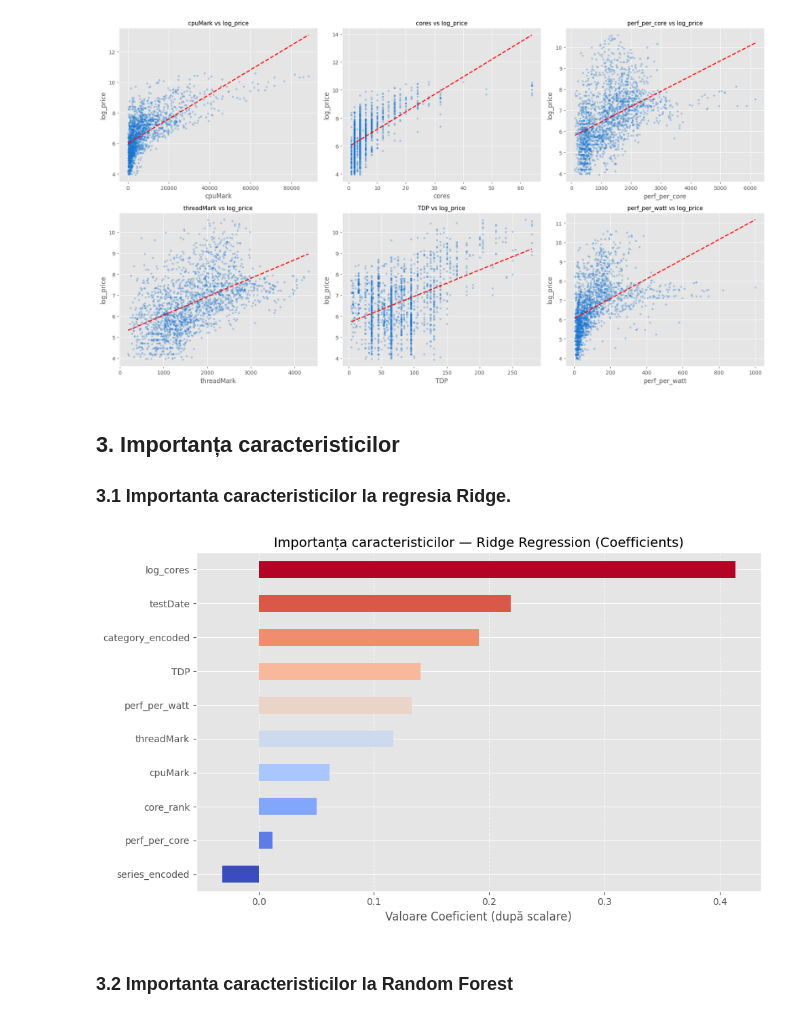
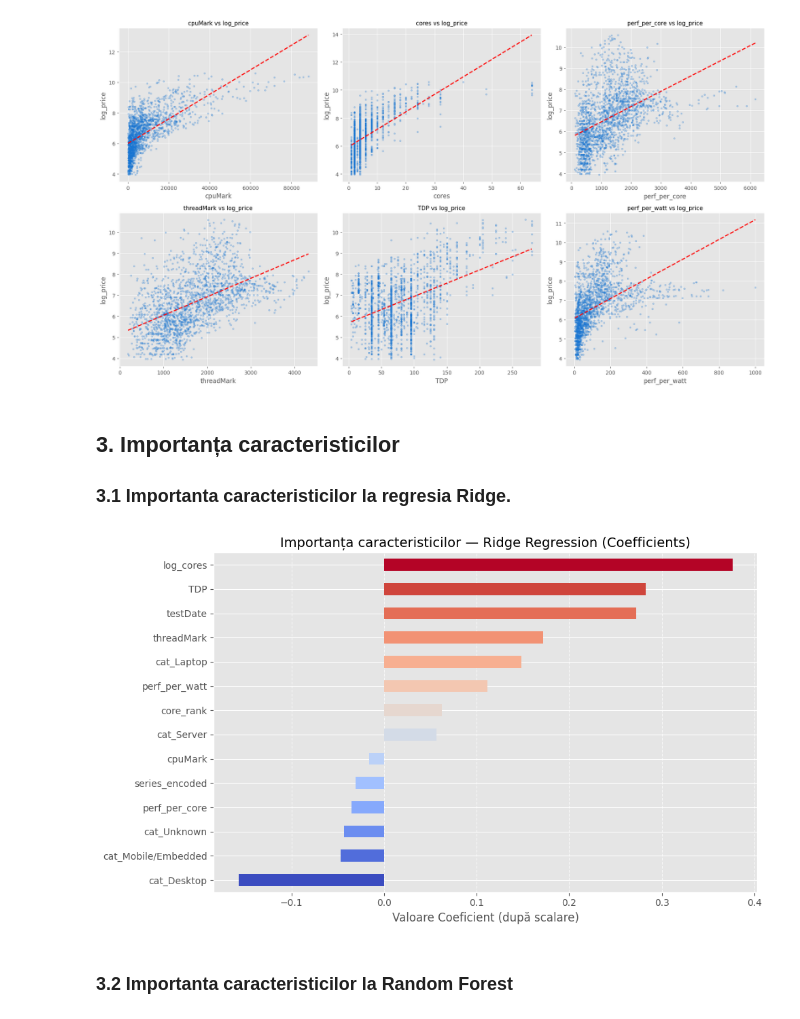
Before and after one commit to Madachii/sisteme-inteligente, a Jupyter notebook: src/notebook.ipynb, the cells around one changed output. Drawn from its saved outputs; the diff is of its cells as text; code cells hidden in the pictures.

Commit message:
Adaugare proiect final

```diff
--- a/src/notebook.ipynb
+++ b/src/notebook.ipynb
@@ -75,10 +66,23 @@ def extract_series(name):
     if 'athlon' in l: return 'Athlon'
     if 'apple' in l or 'm1' in l or 'm2' in l: return 'Apple'
     if 'hygon' in l: return 'Hygon'
+    if 'ultra' in l or 'core ultra' in l:
+        for s in ['9','7','5']:
+            if f'ultra {s}' in l: return f'I{s.upper()}'
+        return 'Other'
     return 'Other'
 
 def extract_gen(name):
     name = str(name)
+    l = name.lower()
+
+    # Ryzen 5 5600X -> 5000 series -> 5)
+    if 'ryzen' in l:
+        m = re.search(r'ryzen\s*\d\s*(\d)(\d{3})', l)
+        if m:
+            return int(m.group(1))
+
+    # Intel: match 4-5 digit model numbers
     m = re.search(r'(?:i[3-9]-)?(\d{4,5})[A-Za-z]*', name)
     if m:
         num = int(m.group(1)); s = str(num)
@@ -97,6 +101,9 @@ def extract_tier(name):
     if 'xeon' in l: return 4
     if 'pentium' in l: return 2
     if 'athlon' in l or 'celeron' in l: return 1
+    if 'ultra 9' in l or 'core ultra 9' in l: return 9
+    if 'ultra 7' in l or 'core ultra 7' in l: return 7
+    if 'ultra 5' in l or 'core ultra 5' in l: return 5
     return 0
 
 df['series'] = df['cpuName'].apply(extract_series)
@@ -116,5 +123,7 @@ df = df[[
     'cores',
     'testDate',
     'category',
+    'cpuName',
+    'socket',
     ]].copy()
 # %% [markdown]
@@ -200,20 +221,18 @@ def bin_cores(c):
 
 df_fe['core_rank'] = df_fe['cores'].apply(bin_cores)
 df_fe['log_cores'] = np.log1p(df_fe['cores'])
-
-# Adaug pre\u021bul \u00eenapoi pentru filtrare
 df_fe['price'] = df['price']
 
-# Elimin outlierii de pre\u021b extremi (< 50 RON = ~$11)
 df_fe = df_fe[df_fe['price'] >= 50].copy()
-print(f'R\u00e2nduri dup\u0103 filtrare pre\u021b < 50 RON: {len(df_fe)}')
 
 le_series = LabelEncoder()
 df_fe['series_encoded'] = le_series.fit_transform(df_fe['series'])
 
-le_cat = LabelEncoder()
-df_fe['category_encoded'] = le_cat.fit_transform(df_fe['category'])
-df_fe = df_fe.drop('category', axis=1)
+# One-Hot Encoding pentru categorie
+df_fe['cat_simple'] = df_fe['category'].str.split(',').str[0].str.strip()
+cat_dummies = pd.get_dummies(df_fe['cat_simple'], prefix='cat')
+df_fe = pd.concat([df_fe, cat_dummies], axis=1)
+df_fe = df_fe.drop(['category', 'cat_simple'], axis=1)
 
 display(df_fe.head(10))
 # %% [output]
@@ -326,46 +300,48 @@ plt.show()
 # %% [output]
 [figure]
 # %% [markdown]
-## 3. Importanța caracteristicilor
-### 3.1 Importanta caracteristicilor la regresia Ridge.
+ ## 3. Importanța caracteristicilor
+
+ ### 3.1 Importanta caracteristicilor la regresia Ridge.
 # %%
 feature_cols = ['cpuMark', 'threadMark', 'TDP',
                 'perf_per_core', 'perf_per_watt',
                 'core_rank', 'log_cores',
-                'series_encoded', 'category_encoded',
+                'series_encoded',
+                'cat_Desktop', 'cat_Laptop', 'cat_Mobile/Embedded', 'cat_Server', 'cat_Unknown',
                 'testDate']
 
 df_model = df_fe.dropna()
 X = df_model[feature_cols]
 y = df_model['log_price']
 
 X_train, X_test, y_train, y_test = train_test_split(
     X, y, test_size=0.2, random_state=33550336
 )
 scaler = StandardScaler()
 X_train_s = scaler.fit_transform(X_train)
 X_test_s = scaler.transform(X_test)
 
 ridge = Ridge(alpha=1.0, random_state=33550336)
 ridge.fit(X_train_s, y_train)
 
 
 importances_ridge = pd.Series(ridge.coef_, index=feature_cols)
 importances_ridge = importances_ridge.sort_values(ascending=True)
 
 plt.figure(figsize=(10, 6))
 colors = plt.cm.coolwarm(np.linspace(0, 1, len(importances_ridge)))
 importances_ridge.plot(kind='barh', color=colors)
 
-plt.title('Importan\u021ba caracteristicilor \u2014 Ridge Regression (Coefficients)', fontsize=14)
+plt.title('Importanta caracteristicilor Ridge Regression', fontsize=14)
 plt.xlabel('Valoare Coeficient (dup\u0103 scalare)')
 plt.grid(axis='x', linestyle='--', alpha=0.7)
 plt.tight_layout()
 plt.show()
 # %% [output]
-[figure, old version]
+[figure, new version]
 # %% [markdown]
-### 3.2 Importanta caracteristicilor la Random Forest
+ ### 3.2 Importanta caracteristicilor la Random Forest
 # %%
 feature_cols = ['cpuMark', 'threadMark', 'TDP',
                 'perf_per_core', 'perf_per_watt',
```
Also changed, not shown: parts of 50 cells of this notebook, 9 other files.
